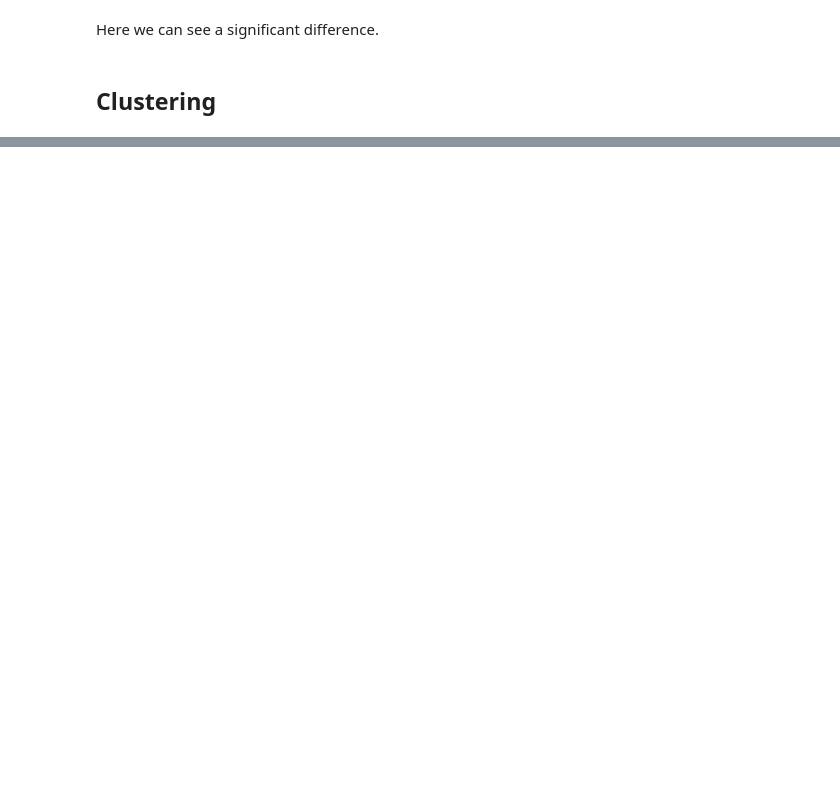
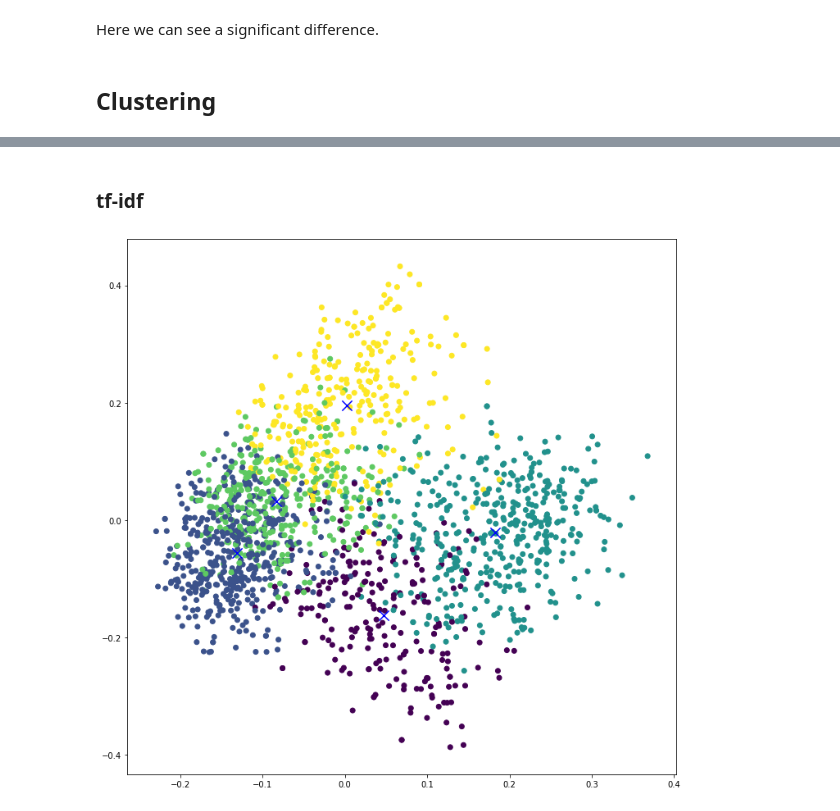
Before and after one commit to PanosEvange/DataMiningProj2_2020, a Jupyter notebook: sdi1500039.ipynb, the cells around one changed output, grey strips where cells are left out. Cells and saved outputs as stored; diff of their text form; code cells hidden in the pictures; blank space fills up the shorter version.

```diff
--- a/sdi1500039.ipynb
+++ b/sdi1500039.ipynb
@@ -920,0 +894,16 @@ plt.scatter(reduced_cluster_centers[:, 0], reduced_cluster_centers[:,1], marker=
+# %% [markdown]
+### tf-idf
+# %%
+
+tfIdfVectorizer = TfidfVectorizer(max_features=1000)
+
+trainX = tfIdfVectorizer.fit_transform(trainDataSet['CONTENT'])
+testX = tfIdfVectorizer.transform(testDataSet['CONTENT'])
+
+# convert trainX, testX into list of arrays
+vectorsTrainX = [np.array(f) for f in trainX.toarray()]
+vectorsTestX = [np.array(f) for f in testX.toarray()]
+labels, clusters = KmeansClustering(vectorsTrainX, 5, 40)
+principalComponentAnalysis(2, trainX, labels, clusters)
+# %% [output]
+[figure, added]
```
Also changed, not shown: parts of 20 cells of this notebook, 1 other file.
